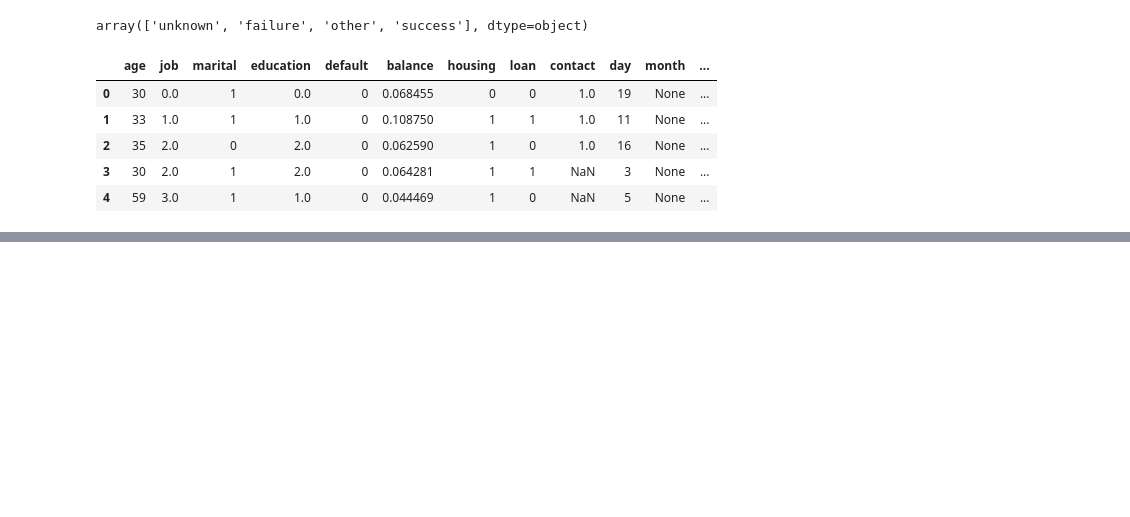
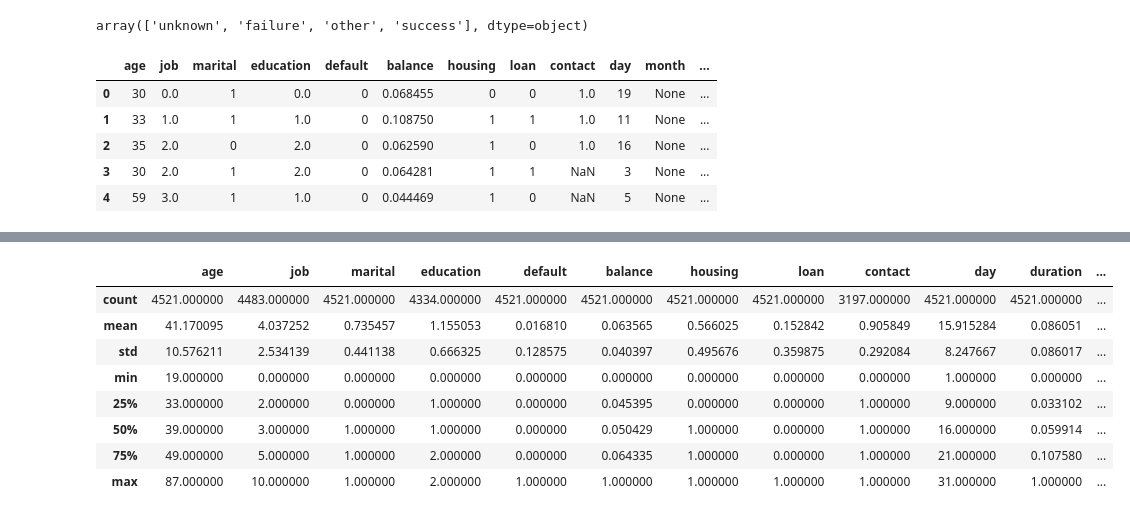
Before and after one commit to Rahafzsh/DataMiningTasks, a Jupyter notebook: Lab5/DMLab5.ipynb, the cells around one changed output, grey strips where cells are left out. Cells and saved outputs as stored; diff of their text form; code cells hidden in the pictures; blank space fills up the shorter version.

```diff
--- a/Lab5/DMLab5.ipynb
+++ b/Lab5/DMLab5.ipynb
@@ -164,0 +187,12 @@ df.y.replace({"no":0, "yes":1}, inplace=True)
+# %%
+df.describe()
+# %% [output]
+|  | age | job | marital | education | default | balance | housing | loan | contact | day | duration | ... |
+| count | 4521.000000 | 4483.000000 | 4521.000000 | 4334.000000 | 4521.000000 | 4521.000000 | 4521.000000 | 4521.000000 | 3197.000000 | 4521.000000 | 4521.000000 | ... |
+| mean | 41.170095 | 4.037252 | 0.735457 | 1.155053 | 0.016810 | 0.063565 | 0.566025 | 0.152842 | 0.905849 | 15.915284 | 0.086051 | ... |
+| std | 10.576211 | 2.534139 | 0.441138 | 0.666325 | 0.128575 | 0.040397 | 0.495676 | 0.359875 | 0.292084 | 8.247667 | 0.086017 | ... |
+| min | 19.000000 | 0.000000 | 0.000000 | 0.000000 | 0.000000 | 0.000000 | 0.000000 | 0.000000 | 0.000000 | 1.000000 | 0.000000 | ... |
+| 25% | 33.000000 | 2.000000 | 0.000000 | 1.000000 | 0.000000 | 0.045395 | 0.000000 | 0.000000 | 1.000000 | 9.000000 | 0.033102 | ... |
+| 50% | 39.000000 | 3.000000 | 1.000000 | 1.000000 | 0.000000 | 0.050429 | 1.000000 | 0.000000 | 1.000000 | 16.000000 | 0.059914 | ... |
+| 75% | 49.000000 | 5.000000 | 1.000000 | 2.000000 | 0.000000 | 0.064335 | 1.000000 | 0.000000 | 1.000000 | 21.000000 | 0.107580 | ... |
+| max | 87.000000 | 10.000000 | 1.000000 | 2.000000 | 1.000000 | 1.000000 | 1.000000 | 1.000000 | 1.000000 | 31.000000 | 1.000000 | ... |
```
Also changed, not shown: parts of 4 cells of this notebook, 1 other file.
